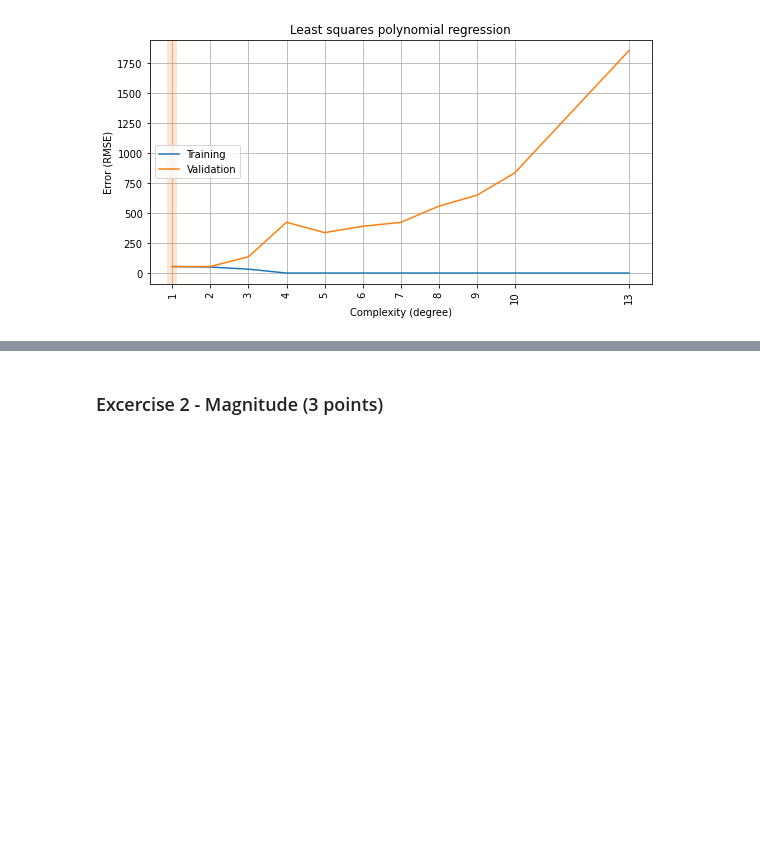
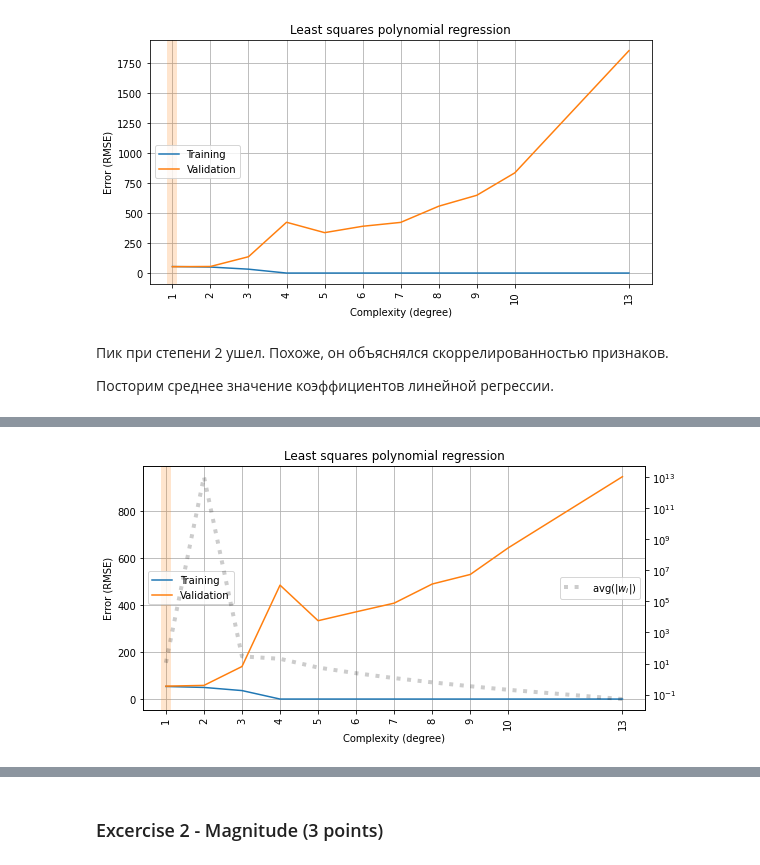
Before and after one commit to bonvech/ml-intro-2, a Jupyter notebook: 4_overfitting_regularization/overfitting_regularization.ipynb, the cells around one changed output, grey strips where cells are left out. Drawn from its saved outputs; the diff is of its cells as text; code cells hidden in the pictures; blank space fills up the shorter version.

```diff
--- a/4_overfitting_regularization/overfitting_regularization.ipynb
+++ b/4_overfitting_regularization/overfitting_regularization.ipynb
@@ -485,3 +491,30 @@ plot_fitting_graph(DEGREES, rmse_train, rmse_valid, xlabel='Complexity (degree)'
                    title='Least squares polynomial regression')
 # %% [output]
 [figure]
+# %% [markdown]
+Пик при степени 2 ушел. Похоже, он объяснялся скоррелированностью признаков.
+
+Посторим среднее значение коэффициентов линейной регрессии.
+# %%
+%%time
+rmse_train, rmse_valid, avg_coef = [], [], []
+for degree in DEGREES:
+    results = cross_validate(make_model(degree),
+                             X_diabetes[columns], y_diabetes, cv=5,
+                             return_train_score=True, return_estimator=True,
+                             scoring='neg_root_mean_squared_error')
+    rmse_train.append(-np.mean(results['train_score']))
+    rmse_valid.append(-np.mean(results['test_score']))
+    avg_coef.append(
+        # average over CV folds
+        np.mean([
+            # mean absolute value of weights
+            np.mean(np.abs(model['reg'].coef_))
+            for model in results['estimator']
+        ]))
+
+plot_fitting_graph(DEGREES, rmse_train, rmse_valid,
+                   xlabel='Complexity (degree)', ylabel='Error (RMSE)',
+                   custom_metric=avg_coef, custom_label='avg(|$w_i$|)',
+                   title='Least squares polynomial regression')
+# %% [output]
@@ -487,0 +523 @@ plot_fitting_graph(DEGREES, rmse_train, rmse_valid, xlabel='Complexity (degree)'
+[figure, added]
```
Also changed, not shown: parts of 18 cells of this notebook.
